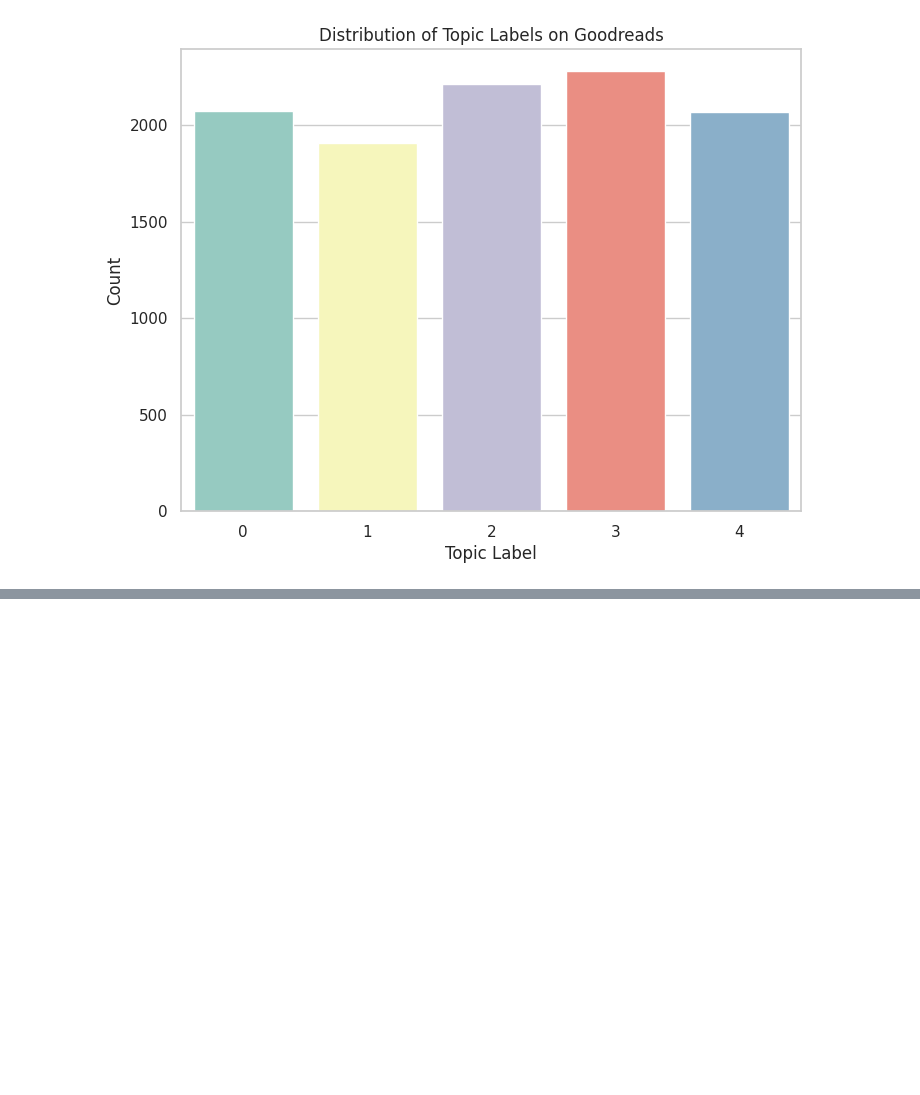
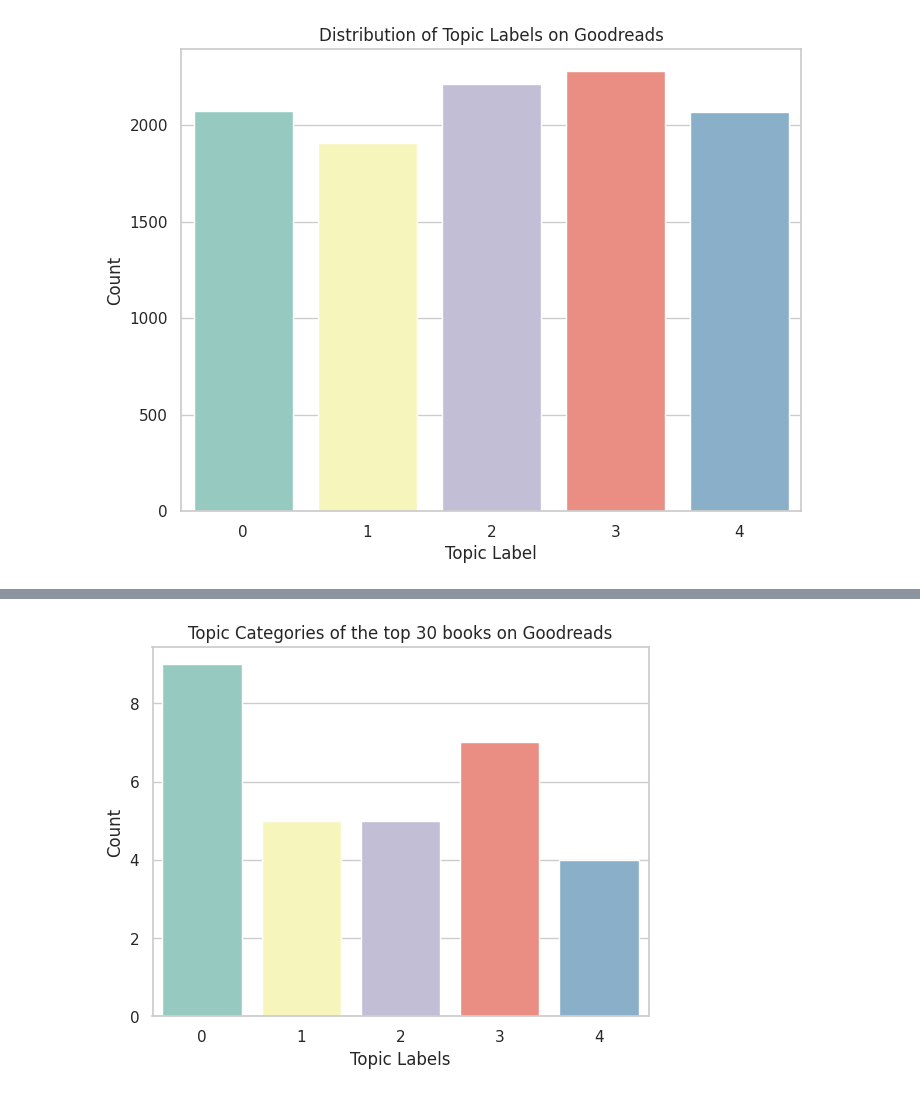
Before and after one commit to aksanaboo/books, a Jupyter notebook: Goodreads_bookEDA.ipynb, the cells around one changed output, grey strips where cells are left out. Saved outputs shown, nothing was run; the diff lists cells and outputs as text; code cells hidden in the pictures; blank space fills up the shorter version.

```diff
--- a/Goodreads_bookEDA.ipynb
+++ b/Goodreads_bookEDA.ipynb
@@ -689,0 +708,2 @@ plt.show()
+# %%
+category = pd.merge(eng_book,top_rated_books,on='bookID',how='inner')
@@ -689,0 +720,2 @@ plt.show()
+# %%
+category.sort_values(by='weighted_score_ratings_y',ascending=False,inplace=True)
@@ -689,0 +732,2 @@ plt.show()
+# %%
+top_30_books = category[:30]
@@ -689,0 +755,8 @@ plt.show()
+# %%
+sns.countplot(data=top_30_books, x='topic_labels',palette='Set3')
+plt.xlabel("Topic Labels")
+plt.ylabel("Count")
+plt.title("Topic Categories of the top 30 books on Goodreads")
+plt.show()
+# %% [output]
+[figure, added]
```
Also changed, not shown: parts of 9 cells of this notebook.
